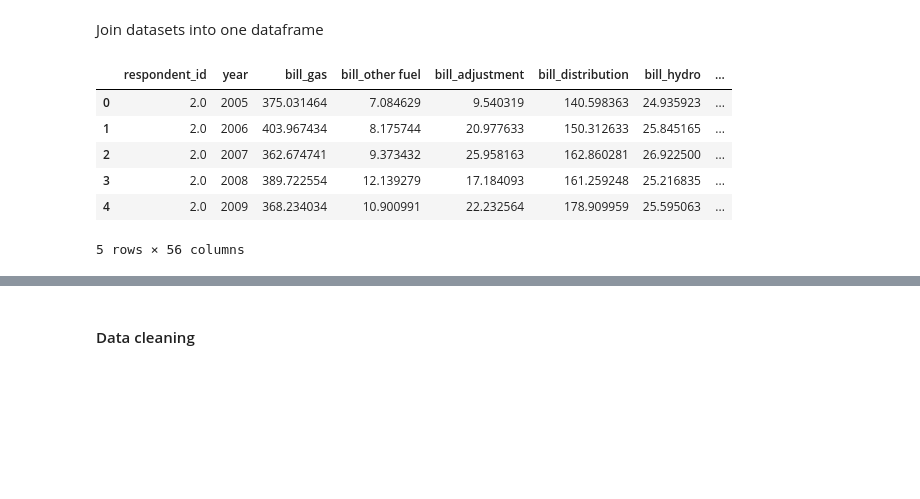
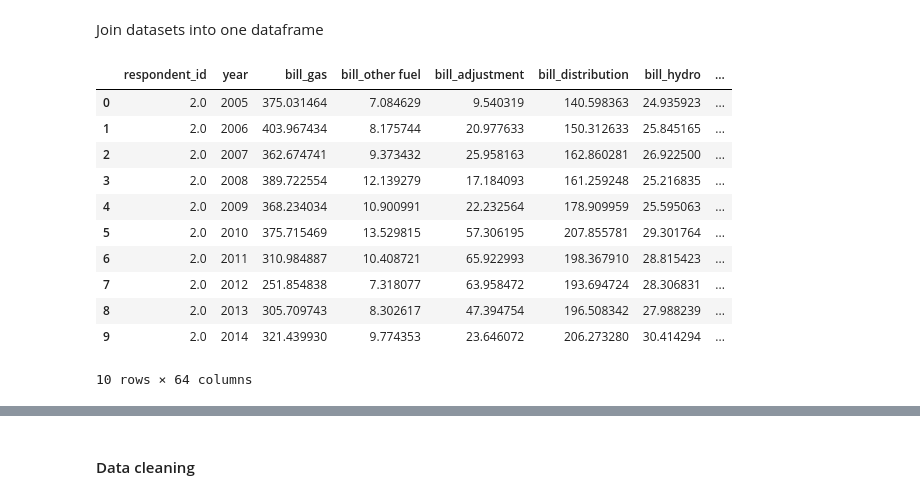
Before and after one commit to 2elle2/rmi-project, a Jupyter notebook: model/02_data_processing.ipynb, the cells around one changed output, grey strips where cells are left out. Drawn from its saved outputs; the diff is of its cells as text; code cells hidden in the pictures; blank space fills up the shorter version.

Commit message:
processed utility info and generation data

```diff
--- a/model/02_data_processing.ipynb
+++ b/model/02_data_processing.ipynb
@@ -19,6 +19,8 @@ aei_df = pd.read_csv(os.path.join(input_dir, 'assets_earnings_investments.csv'))
 sales_df = pd.read_csv(os.path.join(input_dir, 'customers_sales.csv'))
 rps_df = pd.read_csv(os.path.join(input_dir, 'state_targets.csv'))
 usm_df = pd.read_csv(os.path.join(input_dir, 'utility_state_map.csv'))
+utype_df = pd.read_csv(os.path.join(input_dir, 'utility_information.csv'))
+gen_df = pd.read_csv(os.path.join(input_dir, 'operations_emissions_by_tech.csv'))
 # %%
 exp_df.head()
 # %% [output]
@@ -329,0 +334,7 @@ rps_usm_prepared_df.head()
+# %%
+utype_prepared_df = utype_df.copy()
+utype_prepared_df = utype_prepared_df[['respondent_id', 'utype']]
+#utype: ipp is independent power producers, other_wires is other and wires, vert_int is vertically integrated,
+#restructured, muni_coop is munis and coops
+utype_prepared_df.describe
+plt.hist(utype_prepared_df['utype'])
@@ -329,0 +348,10 @@ rps_usm_prepared_df.head()
+# %%
+gen_prepared_df = gen_df.copy()
+#generation in tWh
+gen_prepared_df = gen_prepared_df[['respondent_id', 'year','technology_RMI','generation']]
+#want to groupby respondent id, year, and technology, and sum generation
+gen_prepared_df = gen_prepared_df.groupby(['respondent_id', 'year','technology_RMI'])\
+    .agg({'generation': ['sum']})\
+    .reset_index()
+gen_prepared_df = gen_prepared_df.droplevel(1, axis=1)
+gen_prepared_df.head()
@@ -329,0 +365,12 @@ rps_usm_prepared_df.head()
+# %%
+gen_prepared_df = gen_prepared_df.pivot(
+        index=['respondent_id', 'year'],
+        columns='technology_RMI',
+        values=['generation']
+)
+gen_prepared_df.columns = ['_'.join(col).strip() for col in gen_prepared_df.columns.values]
+gen_prepared_df.columns = gen_prepared_df.columns.str.lower()
+gen_prepared_df.columns = gen_prepared_df.columns.to_flat_index()
+gen_prepared_df = gen_prepared_df.reset_index()
+gen_prepared_df = gen_prepared_df.fillna(0)
+gen_prepared_df.head()
@@ -332,14 +386,21 @@ Join datasets into one dataframe
 # %%
 raw_df = pd.merge(exp_prepared_df, hui_prepared_df, how='inner', on=['respondent_id', 'year'])
 raw_df = pd.merge(raw_df, aei_prepared_df, how='inner', on=['respondent_id', 'year'])
 raw_df = pd.merge(raw_df, sales_prepared_df, how='inner', on=['respondent_id', 'year'])
 raw_df = pd.merge(raw_df, rps_usm_prepared_df, how='inner', on=['respondent_id', 'year'])
-raw_df.head()
+raw_df=pd.merge(raw_df, utype_prepared_df, how='inner', on=['respondent_id'])
+raw_df=pd.merge(raw_df,gen_prepared_df, how='inner', on=['respondent_id','year'])
+raw_df.head(10)
 # %% [output]
 |  | respondent_id | year | bill_gas | bill_other fuel | bill_adjustment | bill_distribution | bill_hydro | ... |
 | 0 | 2.0 | 2005 | 375.031464 | 7.084629 | 9.540319 | 140.598363 | 24.935923 | ... |
 | 1 | 2.0 | 2006 | 403.967434 | 8.175744 | 20.977633 | 150.312633 | 25.845165 | ... |
 | 2 | 2.0 | 2007 | 362.674741 | 9.373432 | 25.958163 | 162.860281 | 26.922500 | ... |
 | 3 | 2.0 | 2008 | 389.722554 | 12.139279 | 17.184093 | 161.259248 | 25.216835 | ... |
 | 4 | 2.0 | 2009 | 368.234034 | 10.900991 | 22.232564 | 178.909959 | 25.595063 | ... |
+| 5 | 2.0 | 2010 | 375.715469 | 13.529815 | 57.306195 | 207.855781 | 29.301764 | ... |
+| 6 | 2.0 | 2011 | 310.984887 | 10.408721 | 65.922993 | 198.367910 | 28.815423 | ... |
+| 7 | 2.0 | 2012 | 251.854838 | 7.318077 | 63.958472 | 193.694724 | 28.306831 | ... |
+| 8 | 2.0 | 2013 | 305.709743 | 8.302617 | 47.394754 | 196.508342 | 27.988239 | ... |
+| 9 | 2.0 | 2014 | 321.439930 | 9.774353 | 23.646072 | 206.273280 | 30.414294 | ... |
-5 rows × 56 columns
+10 rows × 64 columns
```
Also changed, not shown: parts of 6 cells of this notebook, 3 other files.
